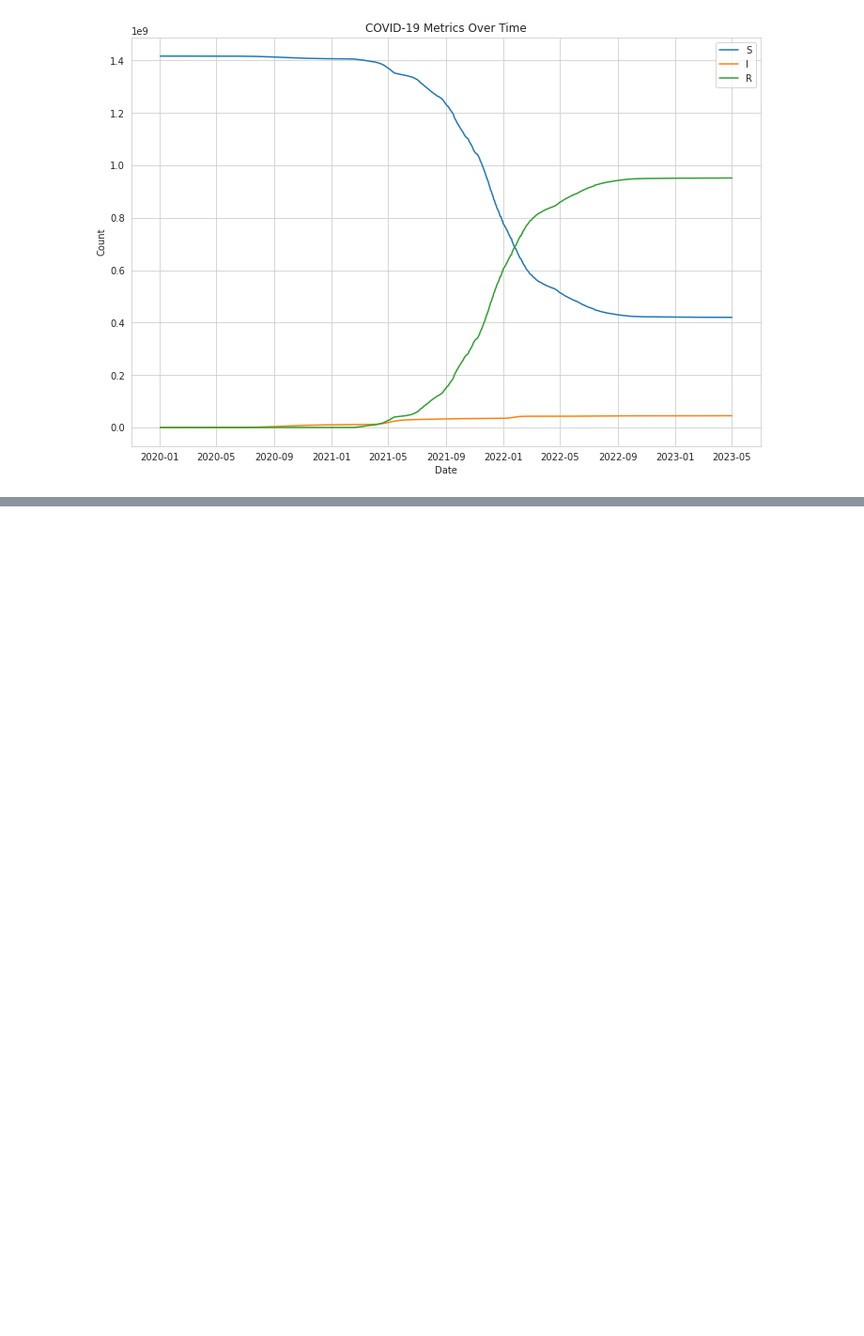
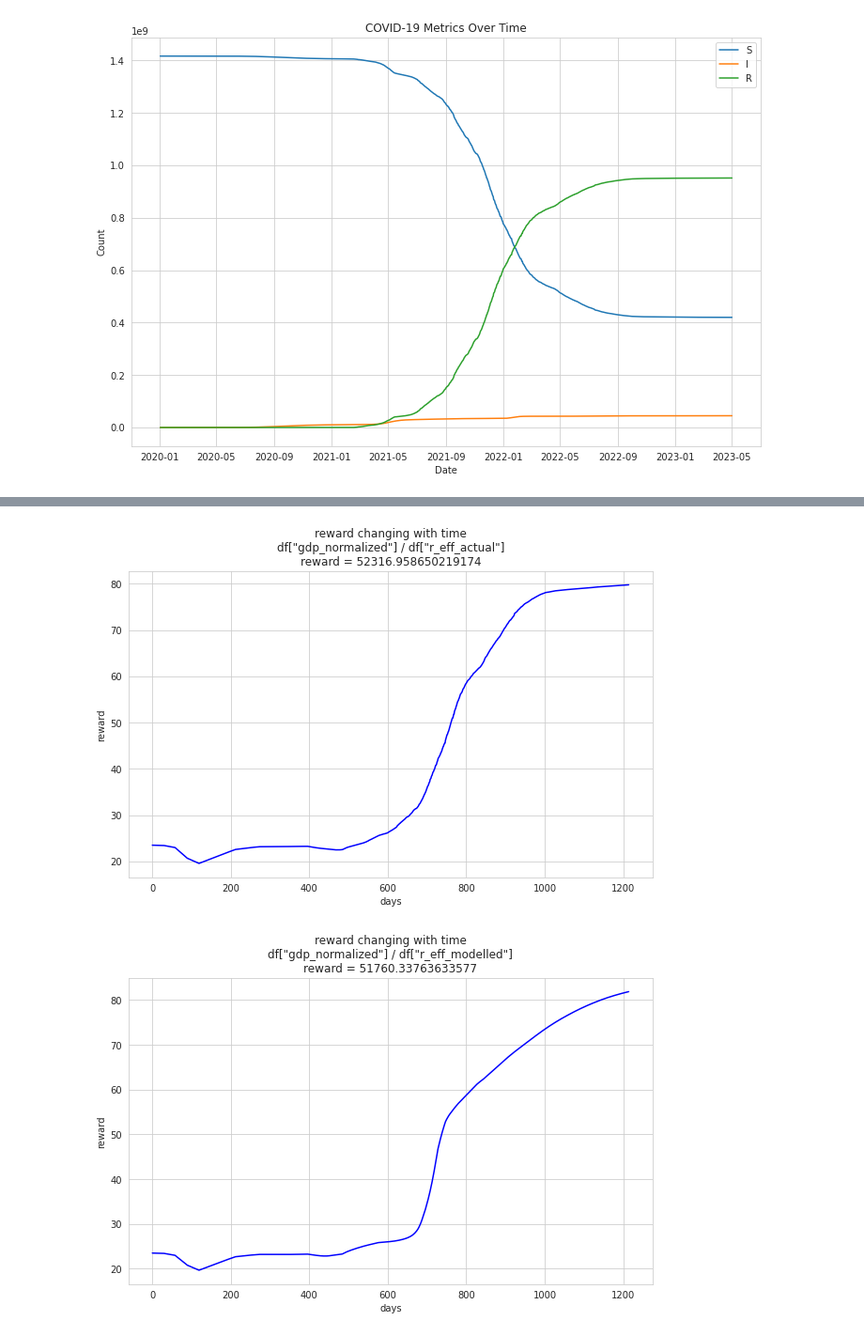
Before and after one commit to psymbio/sir_rl, a Jupyter notebook: 02_data_calibration_benjamin_moll.ipynb, the cells around one changed output, grey strips where cells are left out. Shown at 94% size. Cells and saved outputs as stored; diff of their text form; code cells hidden in the pictures; blank space fills up the shorter version.

```diff
--- a/02_data_calibration_benjamin_moll.ipynb
+++ b/02_data_calibration_benjamin_moll.ipynb
@@ -228,0 +251,6 @@ with open(OPTIMAL_VALUES_FILE, "w") as outfile:
+# %%
+stringency_data_points = np.arange(0, 100, 0.5)
+fit_line_loaded = np.poly1d(np.load(STRINGENCY_BASED_GDP))
+predicted_gdp = fit_line_loaded(stringency_data_points)
+MIN_GDP = min(predicted_gdp)
+MAX_GDP = max(predicted_gdp)
@@ -228,0 +263,17 @@ with open(OPTIMAL_VALUES_FILE, "w") as outfile:
+# %%
+plt.figure(figsize=(10, 6))
+plt.plot(df['gdp_normalized'] / df['r_eff_actual'], color='b')
+plt.xlabel('days')
+plt.ylabel('reward')
+plt.title('reward changing with time\ndf["gdp_normalized"] / df["r_eff_actual"]\nreward = {reward}'.format(reward = np.sum(df['gdp_normalized'] / df['r_eff_actual'])))
+plt.show()
+
+plt.figure(figsize=(10, 6))
+plt.plot(df['gdp_normalized'] / df['r_eff_modelled'], color='b')
+plt.xlabel('days')
+plt.ylabel('reward')
+plt.title('reward changing with time\ndf["gdp_normalized"] / df["r_eff_modelled"]\nreward = {reward}'.format(reward = np.sum(df['gdp_normalized'] / df['r_eff_modelled'])))
+plt.show()
+# %% [output]
+[figure, added]
+[figure, added]
```
Also changed, not shown: parts of 29 cells of this notebook, 3 other files.
